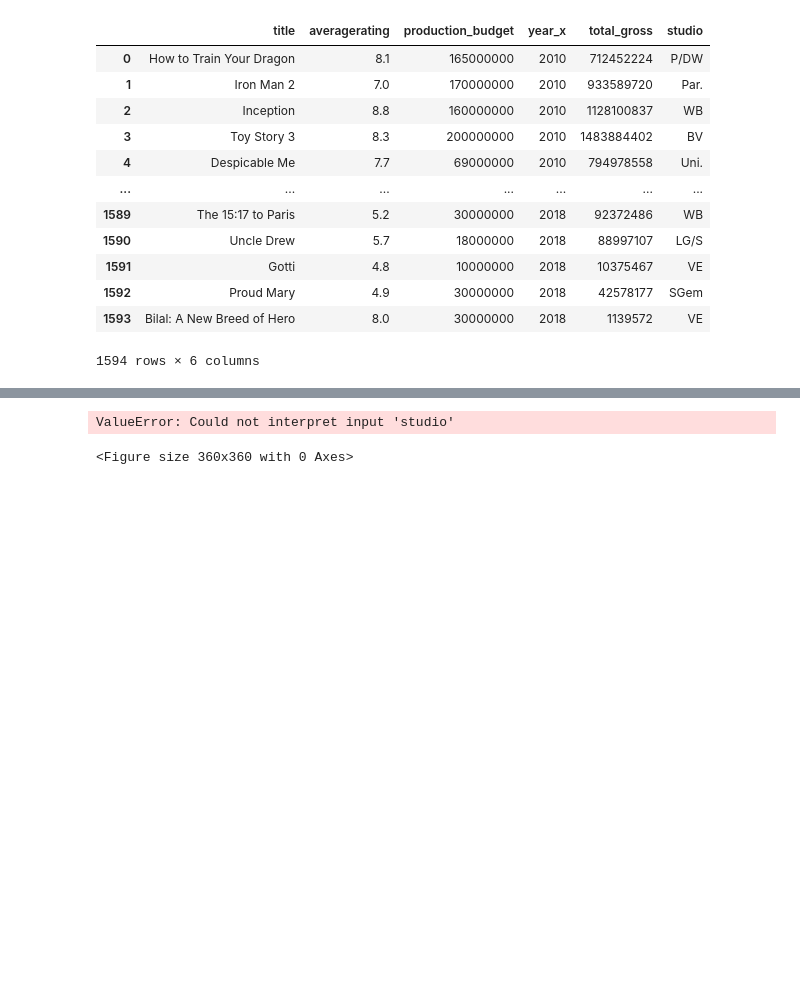
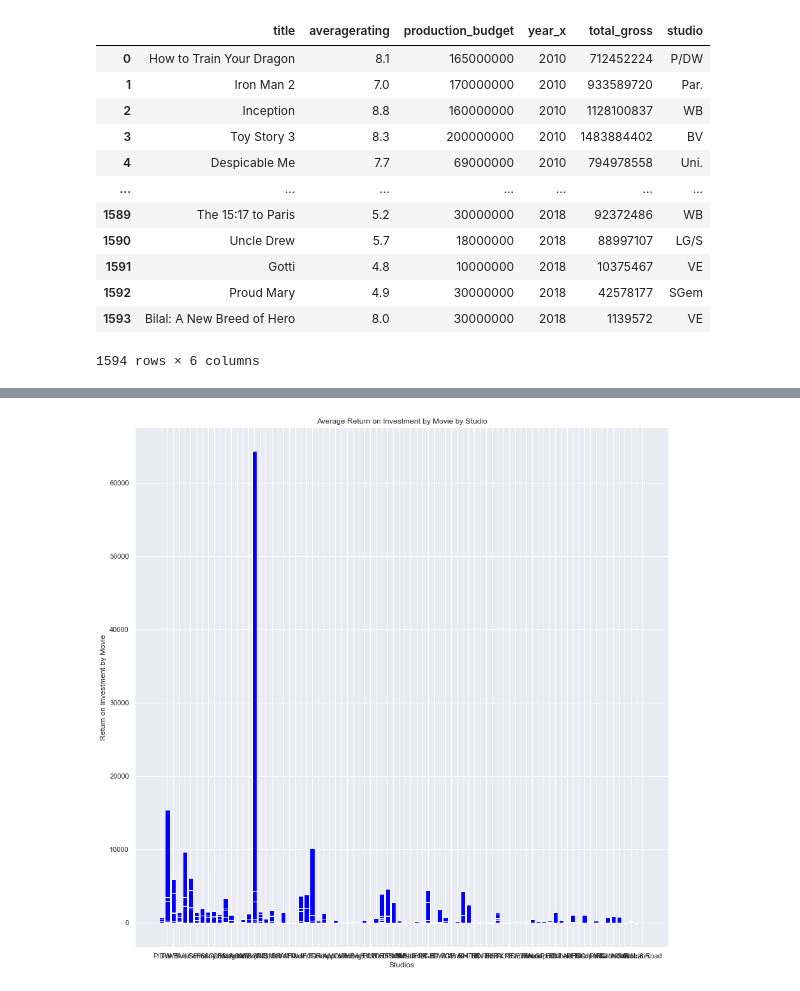
Before and after one commit to ElyLin/MovieAnalysisProject, a Jupyter notebook: Draft_with_recommendation.ipynb, the cells around one changed output, grey strips where cells are left out. Drawn from its saved outputs; the diff is of its cells as text; code cells hidden in the pictures; blank space fills up the shorter version.

Commit message:
testing some things while working with group

```diff
--- a/Draft_with_recommendation.ipynb
+++ b/Draft_with_recommendation.ipynb
@@ -619,14 +608,23 @@ studios_of_interest
+# %%
+fig, ax = plt.subplots(figsize=(15, 15))
+
+ax.bar(
+    x= studios['studio'],
+    height= studios['ROI_studios'],
+    color = 'blue')
+ax.set_xlabel('Studios')
+ax.set_ylabel('Return on Investment by Movie')
+ax.set_title('Average Return on Investment by Movie by Studio');
+# %% [output]
+[figure, added]
 # %%
-sns.set(style="darkgrid")
+# sns.set(style="darkgrid")
 
-# Set the figure size
-plt.figure(figsize=(5, 5))
+# # Set the figure size
+# plt.figure(figsize=(5, 5))
 
-# grouped barplot
-sns.barplot(x="studio", y="gross_profit_margin", hue="averagerating", data=studios_of_interest , ci=None);
+# # grouped barplot
+# sns.barplot(x="studio", y="ROI_studios", hue="averagerating", data=studios_of_interest , ci=None);
-# %% [output]
-ValueError: Could not interpret input 'studio'
-<Figure size 360x360 with 0 Axes>
 # %%
 grouped_studios_byyear = studios.groupby(['studio', 'year_x']).mean().sort_values(by='gross_profit_margin',
                                          ascending=False)
```
Also changed, not shown: parts of 8 cells of this notebook.
